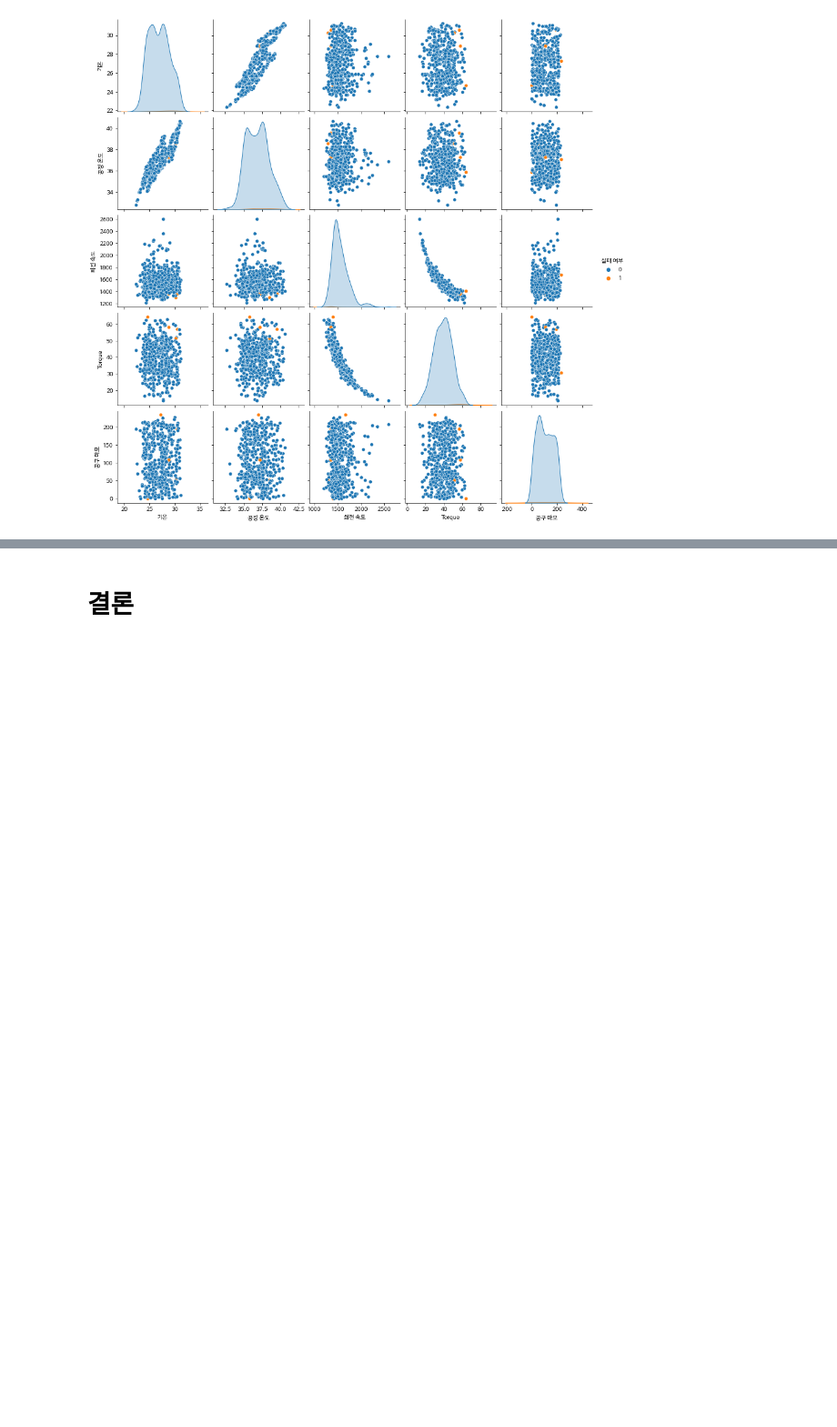
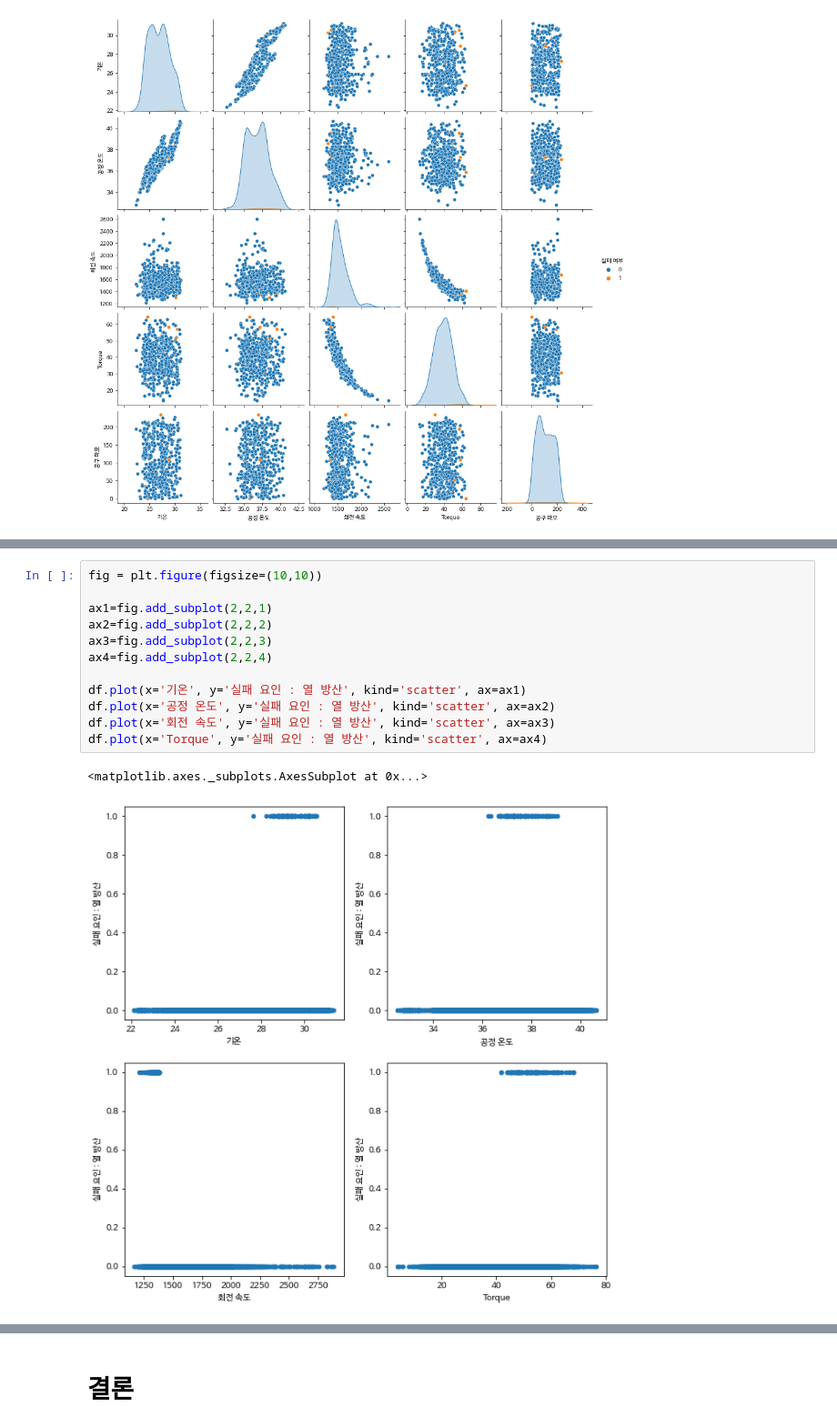
Before and after one commit to cesong2/Display-Sensor, a Jupyter notebook: Predictive_Maintenance2.ipynb, the cells around one changed output, grey strips where cells are left out. Shown at 91% size. Cells and saved outputs as stored; diff of their text form; blank space fills up the shorter version.

```diff
--- a/Predictive_Maintenance2.ipynb
+++ b/Predictive_Maintenance2.ipynb
@@ -298,0 +289,15 @@ df['공구 마모'].mean()
+# %%
+fig = plt.figure(figsize=(10,10))
+
+ax1=fig.add_subplot(2,2,1)
+ax2=fig.add_subplot(2,2,2)
+ax3=fig.add_subplot(2,2,3)
+ax4=fig.add_subplot(2,2,4)
+
+df.plot(x='기온', y='실패 요인 : 열 방산', kind='scatter', ax=ax1)
+df.plot(x='공정 온도', y='실패 요인 : 열 방산', kind='scatter', ax=ax2)
+df.plot(x='회전 속도', y='실패 요인 : 열 방산', kind='scatter', ax=ax3)
+df.plot(x='Torque', y='실패 요인 : 열 방산', kind='scatter', ax=ax4)
+# %% [output]
+<matplotlib.axes._subplots.AxesSubplot at 0x...>
+[figure, added]
```
Also changed, not shown: parts of 16 cells of this notebook.
